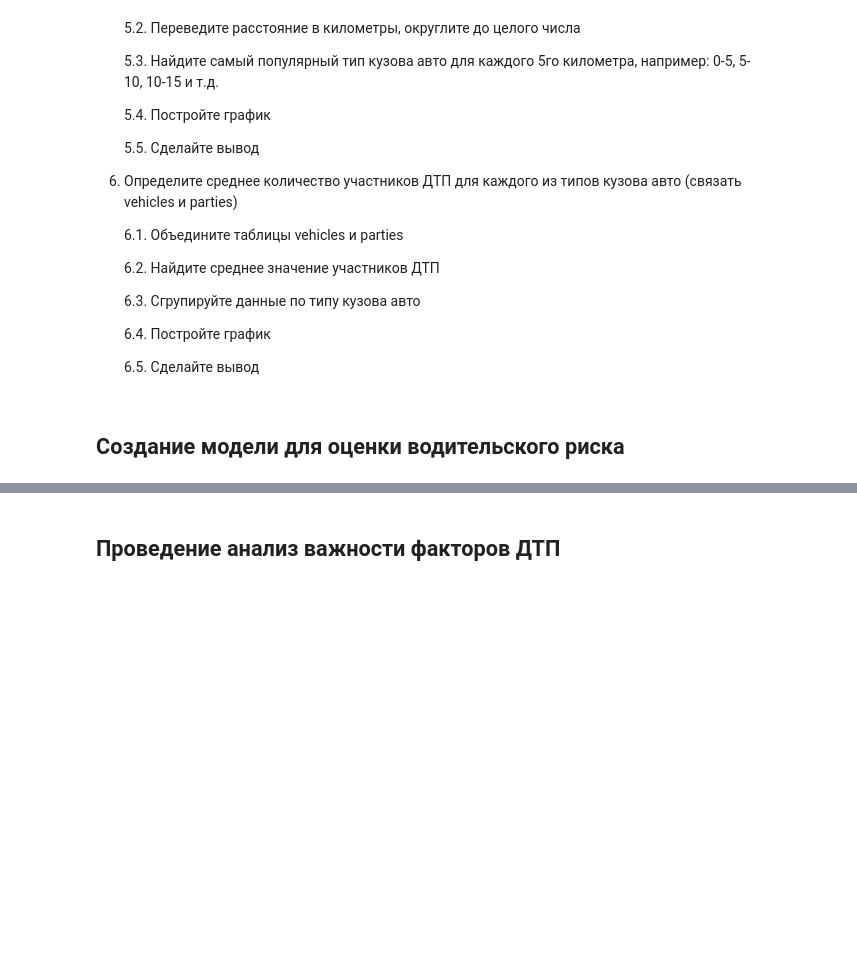
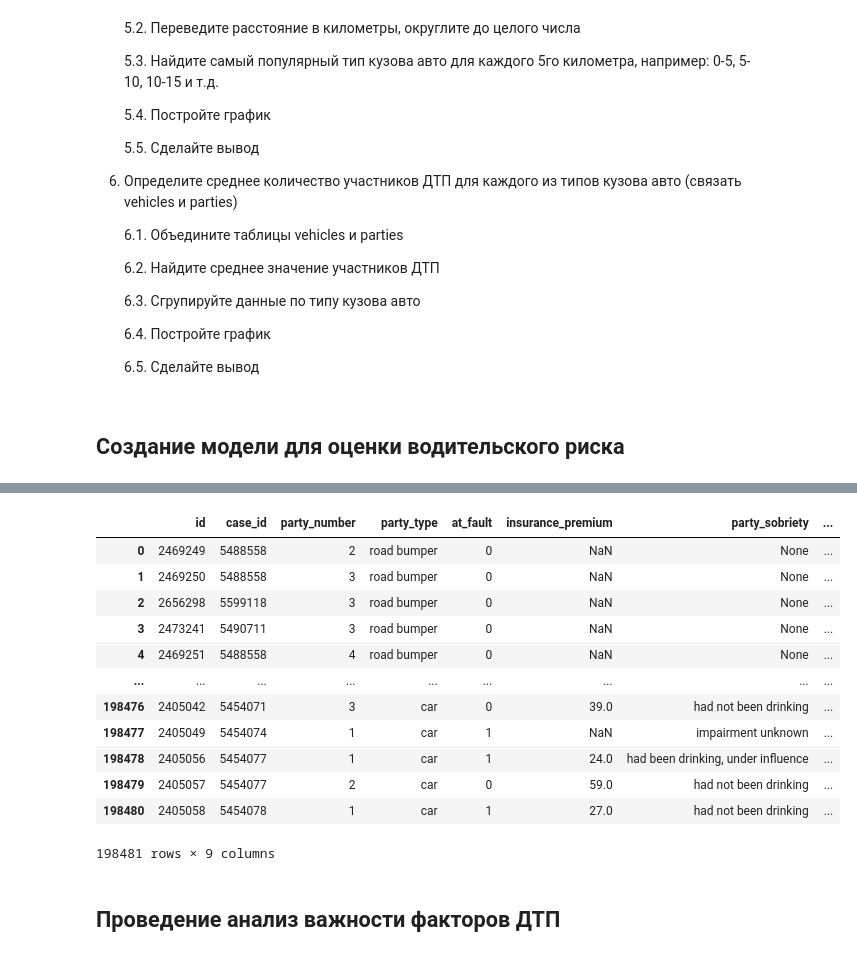
Before and after one commit to VSXV/Data-Science-Projects, a Jupyter notebook: 14. car accidents/93b6f1b1-e156-40b1-9ed6-0aaea9264dff.ipynb, the cells around one changed output, grey strips where cells are left out. Saved outputs shown, nothing was run; the diff lists cells and outputs as text; code cells hidden in the pictures; blank space fills up the shorter version.

```diff
--- a/14. car accidents/93b6f1b1-e156-40b1-9ed6-0aaea9264dff.ipynb
+++ b/14. car accidents/93b6f1b1-e156-40b1-9ed6-0aaea9264dff.ipynb
@@ -189,0 +234,21 @@ plt.show()
+# %%
+query = '''
+with fault as (
+    SELECT case_id
+    FROM parties
+    where at_fault = 1
+    and party_type = 'car'
+), final_filter as (
+    select case_id
+    from collisions
+    where collision_damage != 'scratch'
+    and extract(year from collision_date) = 2012
+    and case_id in (select * from fault)
+)
+
+select *
+from parties
+where case_id in (select case_id from final_filter);
+'''
+
+parties_df = pd.DataFrame(engine.connect().execute(text(query)))
@@ -190,3 +291,19 @@ plt.show()
+# %%
+parties_df
+# %% [output]
+|  | id | case_id | party_number | party_type | at_fault | insurance_premium | party_sobriety | ... |
+| 0 | 2469249 | 5488558 | 2 | road bumper | 0 | NaN | None | ... |
+| 1 | 2469250 | 5488558 | 3 | road bumper | 0 | NaN | None | ... |
+| 2 | 2656298 | 5599118 | 3 | road bumper | 0 | NaN | None | ... |
+| 3 | 2473241 | 5490711 | 3 | road bumper | 0 | NaN | None | ... |
+| 4 | 2469251 | 5488558 | 4 | road bumper | 0 | NaN | None | ... |
+| ... | ... | ... | ... | ... | ... | ... | ... | ... |
+| 198476 | 2405042 | 5454071 | 3 | car | 0 | 39.0 | had not been drinking | ... |
+| 198477 | 2405049 | 5454074 | 1 | car | 1 | NaN | impairment unknown | ... |
+| 198478 | 2405056 | 5454077 | 1 | car | 1 | 24.0 | had been drinking, under influence | ... |
+| 198479 | 2405057 | 5454077 | 2 | car | 0 | 59.0 | had not been drinking | ... |
+| 198480 | 2405058 | 5454078 | 1 | car | 1 | 27.0 | had not been drinking | ... |
+198481 rows × 9 columns
 # %% [markdown]
 ## Проведение анализ важности факторов ДТП
 # %% [markdown]
```
Also changed, not shown: parts of 7 cells of this notebook.
